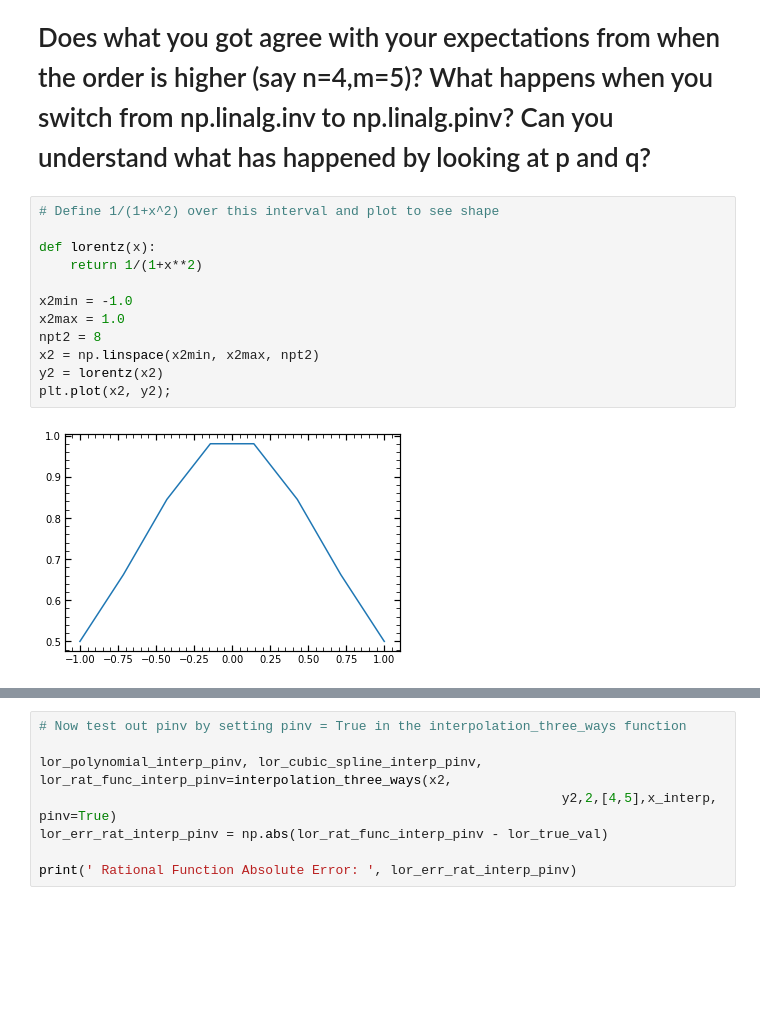
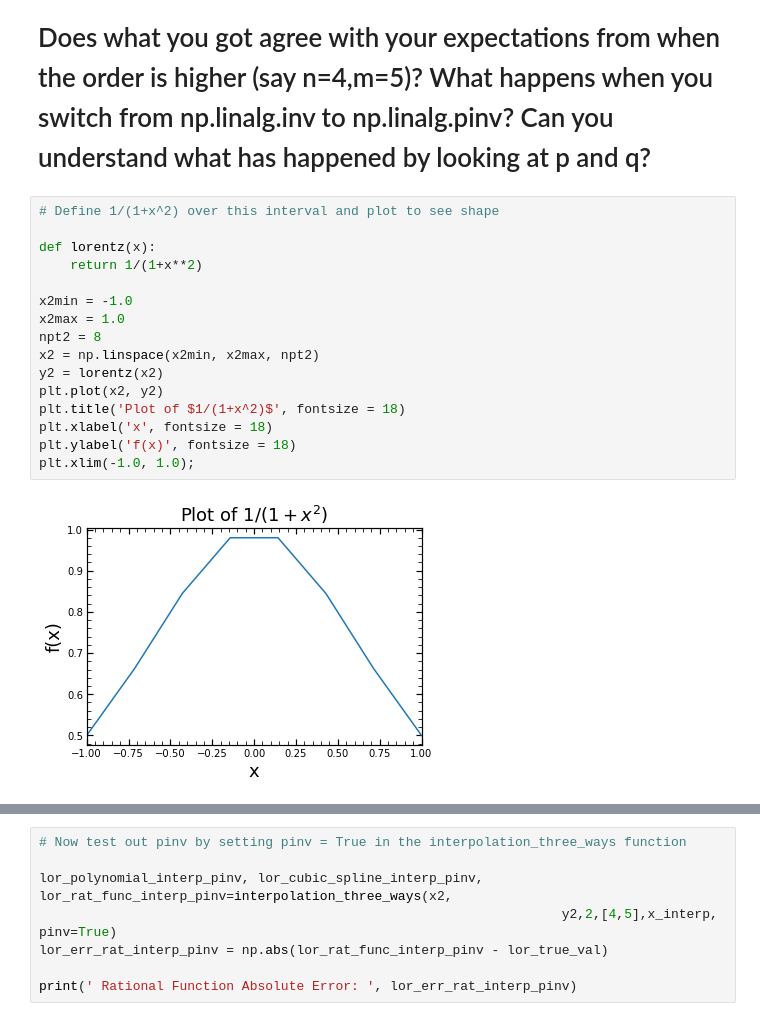
Before and after one commit to kenj19/PHYS512, a Jupyter notebook: ps1.ipynb, the cells around one changed output, grey strips where cells are left out. Saved outputs shown, nothing was run; the diff lists cells and outputs as text; blank space fills up the shorter version.

```diff
--- a/ps1.ipynb
+++ b/ps1.ipynb
@@ -320,16 +324,20 @@ The accuracy of the interpolation schemes increases as we move from polynomial t
 # %%
 # Define 1/(1+x^2) over this interval and plot to see shape
 
 def lorentz(x):
     return 1/(1+x**2)
 
 x2min = -1.0
 x2max = 1.0
 npt2 = 8
 x2 = np.linspace(x2min, x2max, npt2)
 y2 = lorentz(x2)
-plt.plot(x2, y2);
+plt.plot(x2, y2)
+plt.title('Plot of $1/(1+x^2)$', fontsize = 18)
+plt.xlabel('x', fontsize = 18)
+plt.ylabel('f(x)', fontsize = 18)
+plt.xlim(-1.0, 1.0);
 # %% [output]
-[figure, old version]
+[figure, new version]
 # %%
 # Given we again have a roughly parabolic shape on this interval we can use our interpolation_three_ways
```
Also changed, not shown: parts of 17 cells of this notebook.
